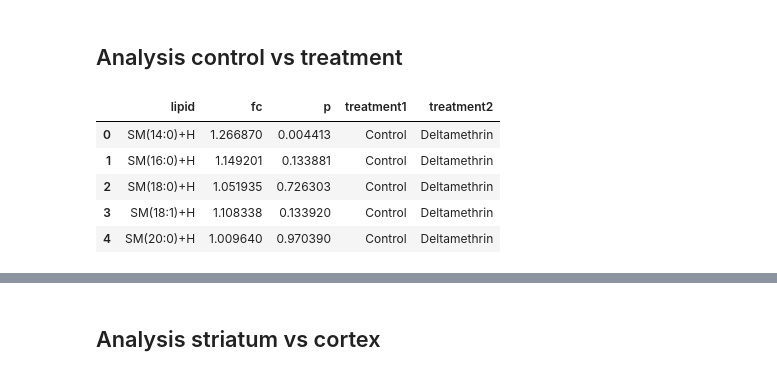
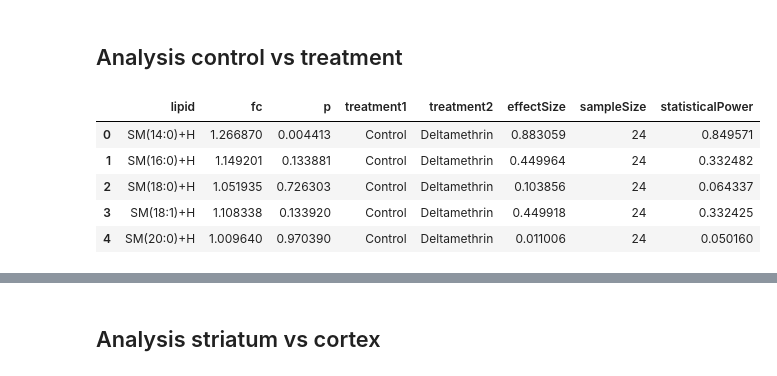
Before and after one commit to Ivan2nn/lipids, a Jupyter notebook: analysis-normalized-area.ipynb, the cells around one changed output, grey strips where cells are left out. Saved outputs shown, nothing was run; the diff lists cells and outputs as text; code cells hidden in the pictures.

```diff
--- a/analysis-normalized-area.ipynb
+++ b/analysis-normalized-area.ipynb
@@ -363,24 +372,30 @@ NameError: name 'mc' is not defined
 # %%
 import itertools
 factor = 'treatment'
 results_all = []
 for l in lipids_list:
     data_lipid = data_normalized[data_normalized['componentName'] == l]
     if data_lipid[factor].unique().size > 1: # Some lipids are not found in both classes
         for c in itertools.combinations(data_lipid[factor].unique(),2):
             a = data_lipid[data_lipid[factor] == c[0]]['normalizedArea'].values
             b = data_lipid[data_lipid[factor] == c[1]]['normalizedArea'].values
             pvalue = ttest_ind(a,b)[1]
             fc = np.mean(a)/np.mean(b)
-            results_all.append([l, fc, pvalue, c[0], c[1]])
+            cd = np.abs((np.mean(a) - np.mean(b)))
+            cd /= np.sqrt(
+                ((a.size - 1)*np.var(a) + (b.size - 1)*np.var(b)) / (a.size + b.size - 2)
+            )
+            n_samples = a.size
+            sp = TTestIndPower().power(effect_size=cd, nobs1=n_samples, alpha=0.05)
+            results_all.append([l, fc, pvalue, c[0], c[1], cd, n_samples, sp])
 
-colnames = ['lipid', 'fc', 'p', factor+'1', factor+'2']
+colnames = ['lipid', 'fc', 'p', factor+'1', factor+'2', 'effectSize', 'sampleSize', 'statisticalPower']
 results_all = pd.DataFrame(data=results_all, columns= colnames)
 results_all.head()
 # %% [output]
-|  | lipid | fc | p | treatment1 | treatment2 |
-| 0 | SM(14:0)+H | 1.266870 | 0.004413 | Control | Deltamethrin |
-| 1 | SM(16:0)+H | 1.149201 | 0.133881 | Control | Deltamethrin |
-| 2 | SM(18:0)+H | 1.051935 | 0.726303 | Control | Deltamethrin |
-| 3 | SM(18:1)+H | 1.108338 | 0.133920 | Control | Deltamethrin |
-| 4 | SM(20:0)+H | 1.009640 | 0.970390 | Control | Deltamethrin |
+|  | lipid | fc | p | treatment1 | treatment2 | effectSize | sampleSize | statisticalPower |
+| 0 | SM(14:0)+H | 1.266870 | 0.004413 | Control | Deltamethrin | 0.883059 | 24 | 0.849571 |
+| 1 | SM(16:0)+H | 1.149201 | 0.133881 | Control | Deltamethrin | 0.449964 | 24 | 0.332482 |
+| 2 | SM(18:0)+H | 1.051935 | 0.726303 | Control | Deltamethrin | 0.103856 | 24 | 0.064337 |
+| 3 | SM(18:1)+H | 1.108338 | 0.133920 | Control | Deltamethrin | 0.449918 | 24 | 0.332425 |
+| 4 | SM(20:0)+H | 1.009640 | 0.970390 | Control | Deltamethrin | 0.011006 | 24 | 0.050160 |
```
Also changed, not shown: parts of 12 cells of this notebook, 3 other files.
